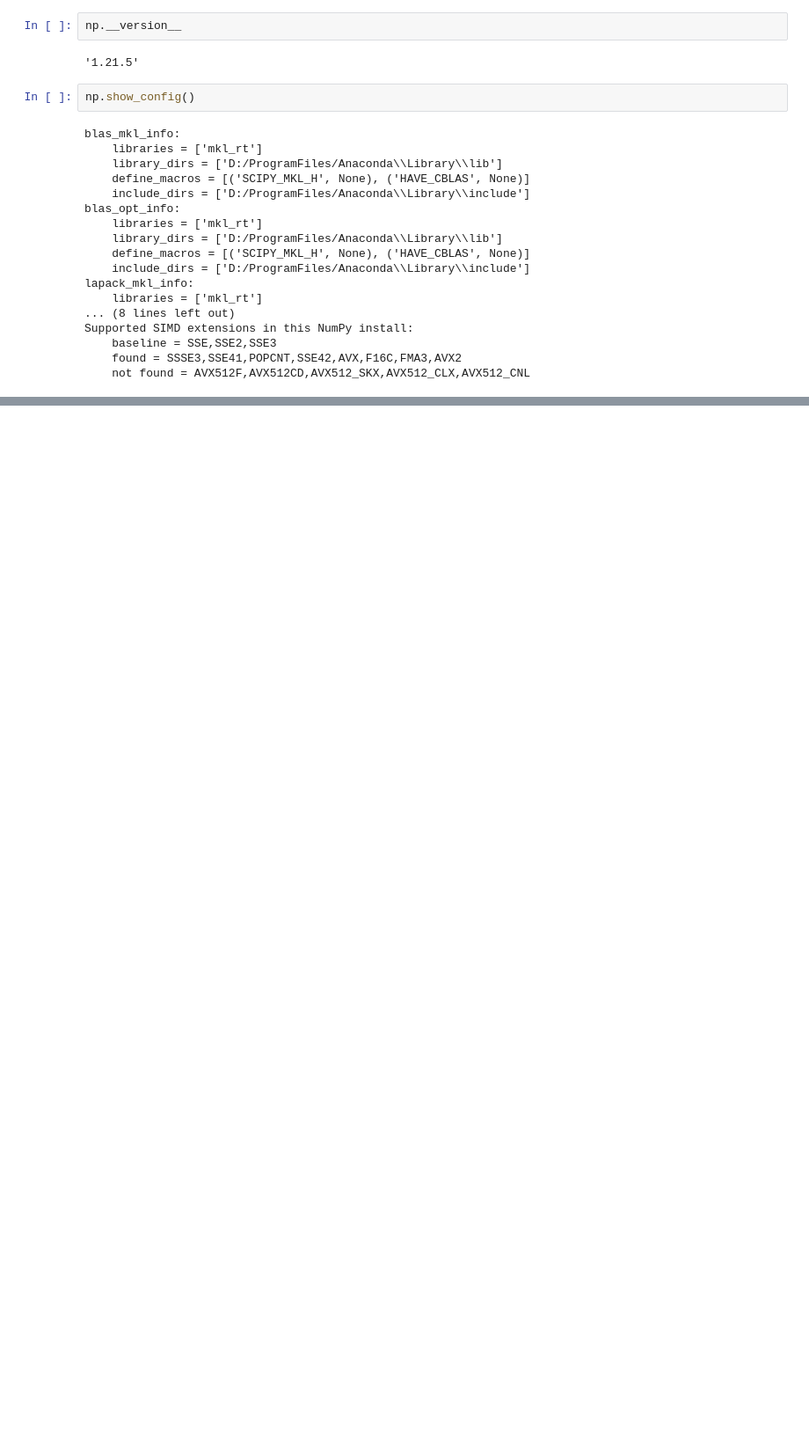
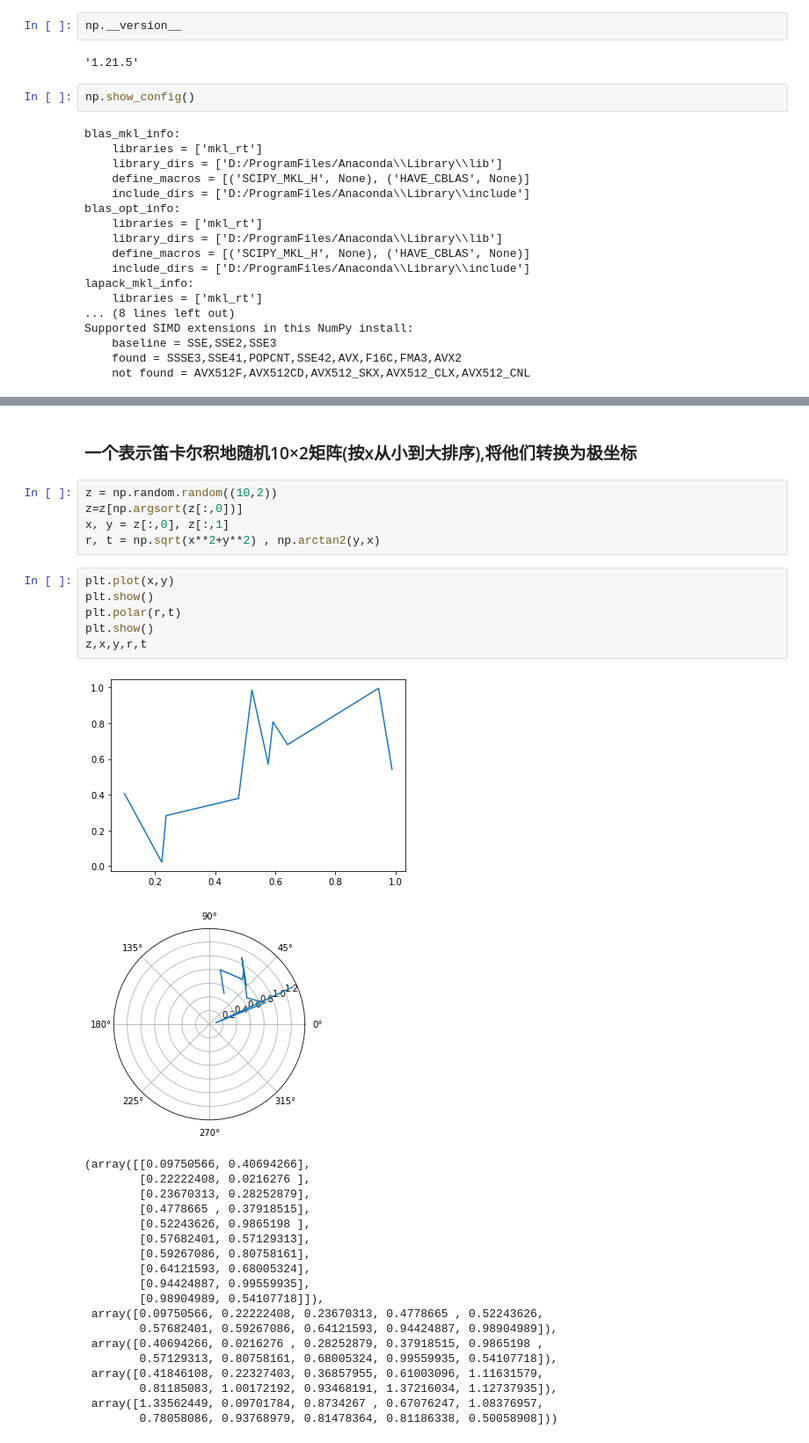
Before and after one commit to Dovahkiin8625/myPyNote, a Jupyter notebook: data_analysis/numpy_usage.ipynb, the cells around one changed output, grey strips where cells are left out. Shown at 88% size. Drawn from its saved outputs; the diff is of its cells as text; blank space fills up the shorter version.

```diff
--- a/data_analysis/numpy_usage.ipynb
+++ b/data_analysis/numpy_usage.ipynb
@@ -41,0 +384,34 @@ Available Themes:
+# %% [markdown]
+### 一个表示笛卡尔积地随机10×2矩阵(按x从小到大排序),将他们转换为极坐标
+# %%
+z = np.random.random((10,2))
+z=z[np.argsort(z[:,0])]
+x, y = z[:,0], z[:,1]
+r, t = np.sqrt(x**2+y**2) , np.arctan2(y,x)
+# %%
+plt.plot(x,y)
+plt.show()
+plt.polar(r,t)
+plt.show()
+z,x,y,r,t
+# %% [output]
+[figure, added]
+[figure, added]
+(array([[0.09750566, 0.40694266],
+        [0.22222408, 0.0216276 ],
+        [0.23670313, 0.28252879],
+        [0.4778665 , 0.37918515],
+        [0.52243626, 0.9865198 ],
+        [0.57682401, 0.57129313],
+        [0.59267086, 0.80758161],
+        [0.64121593, 0.68005324],
+        [0.94424887, 0.99559935],
+        [0.98904989, 0.54107718]]),
+ array([0.09750566, 0.22222408, 0.23670313, 0.4778665 , 0.52243626,
+        0.57682401, 0.59267086, 0.64121593, 0.94424887, 0.98904989]),
+ array([0.40694266, 0.0216276 , 0.28252879, 0.37918515, 0.9865198 ,
+        0.57129313, 0.80758161, 0.68005324, 0.99559935, 0.54107718]),
+ array([0.41846108, 0.22327403, 0.36857955, 0.61003096, 1.11631579,
+        0.81185083, 1.00172192, 0.93468191, 1.37216034, 1.12737935]),
+ array([1.33562449, 0.09701784, 0.8734267 , 0.67076247, 1.08376957,
+        0.78058086, 0.93768979, 0.81478364, 0.81186338, 0.50058908]))
```
Also changed, not shown: parts of 91 cells of this notebook.
